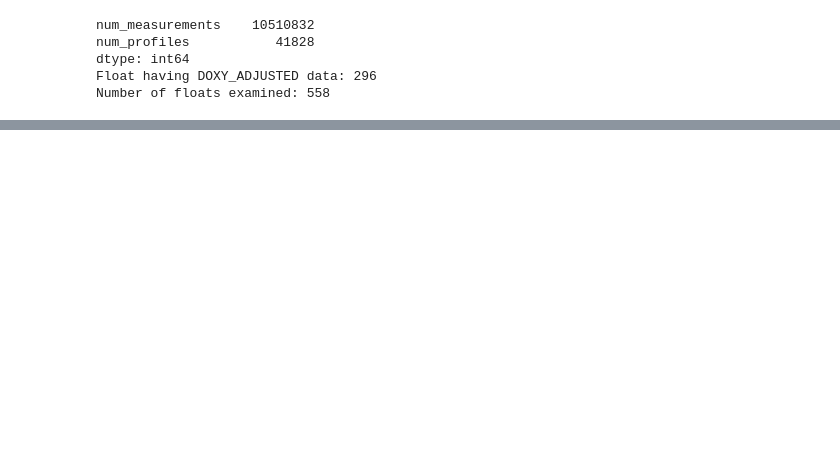
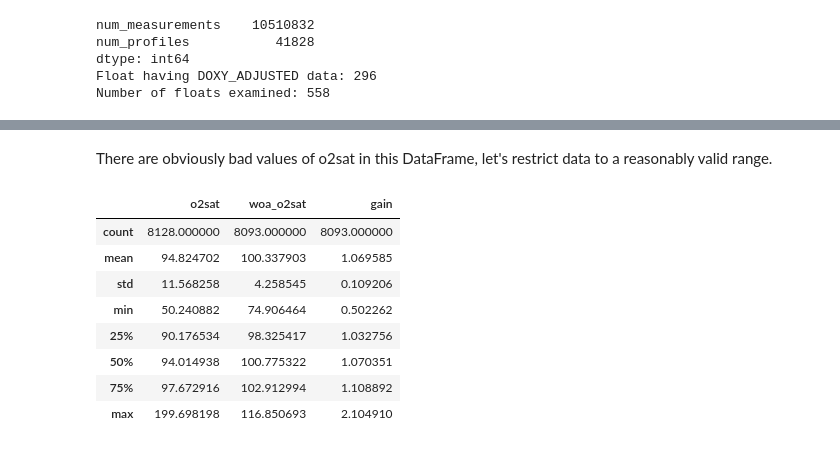
Before and after one commit to biofloat/biofloat, a Jupyter notebook: notebooks/calibrate_all_oxygen_floats.ipynb, the cells around one changed output, grey strips where cells are left out. Saved outputs shown, nothing was run; the diff lists cells and outputs as text; code cells hidden in the pictures; blank space fills up the shorter version.

```diff
--- a/notebooks/calibrate_all_oxygen_floats.ipynb
+++ b/notebooks/calibrate_all_oxygen_floats.ipynb
@@ -79,0 +66,15 @@ plt.suptitle('Float(s) ' + ' '.join(wmo_list) + ' from ' + time_range)
+# %% [markdown]
+There are obviously bad values of o2sat in this DataFrame, let's restrict data to a reasonably valid range.
+# %%
+qdf = df.query('(o2sat > 50 ) & (o2sat < 200)')
+qdf.describe()
+# %% [output]
+|  | o2sat | woa_o2sat | gain |
+| count | 8128.000000 | 8093.000000 | 8093.000000 |
+| mean | 94.824702 | 100.337903 | 1.069585 |
+| std | 11.568258 | 4.258545 | 0.109206 |
+| min | 50.240882 | 74.906464 | 0.502262 |
+| 25% | 90.176534 | 98.325417 | 1.032756 |
+| 50% | 94.014938 | 100.775322 | 1.070351 |
+| 75% | 97.672916 | 102.912994 | 1.108892 |
+| max | 199.698198 | 116.850693 | 2.104910 |
```
Also changed, not shown: parts of 13 cells of this notebook.
